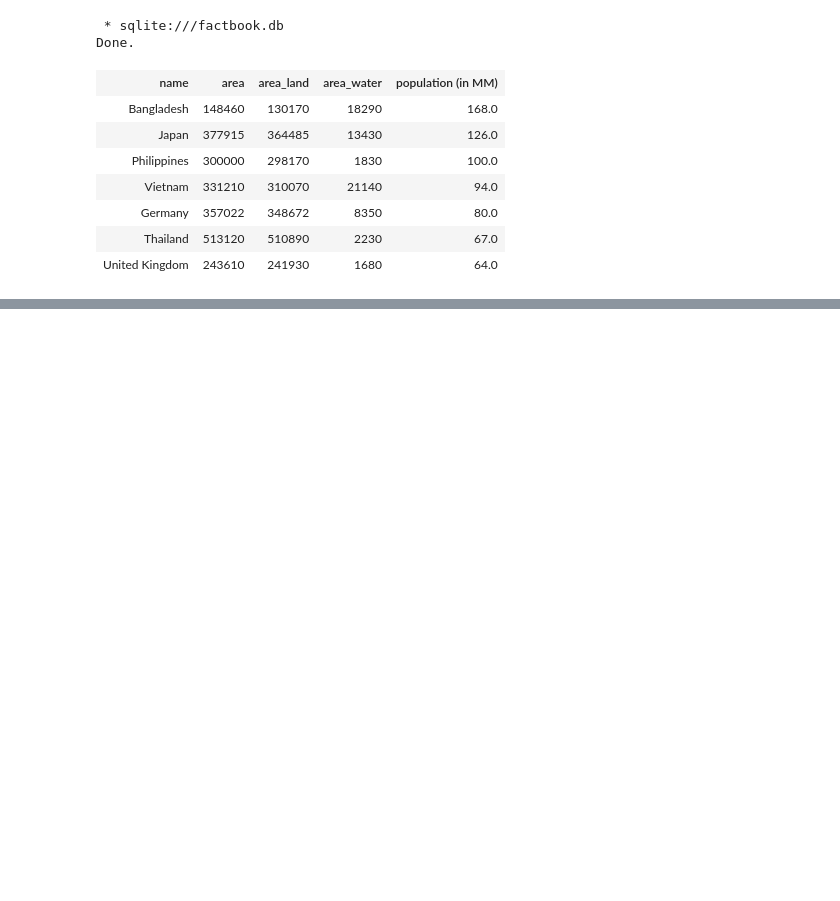
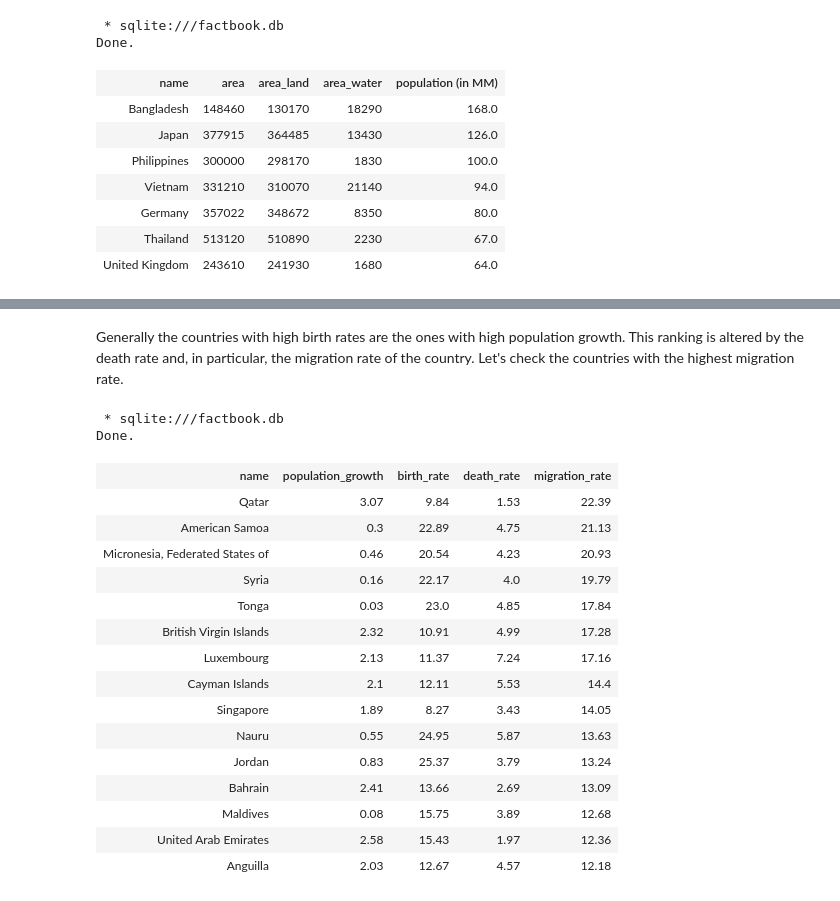
Before and after one commit to Mats44/data_science_projects, a Jupyter notebook: cia_factbook_analysis/cia_factbook_analysis.ipynb, the cells around one changed output, grey strips where cells are left out. Drawn from its saved outputs; the diff is of its cells as text; code cells hidden in the pictures; blank space fills up the shorter version.

```diff
--- a/cia_factbook_analysis/cia_factbook_analysis.ipynb
+++ b/cia_factbook_analysis/cia_factbook_analysis.ipynb
@@ -159,0 +263,29 @@ Due to large populations and small land areas these countries are very populatio
+# %% [markdown]
+Generally the countries with high birth rates are the ones with high population growth. This ranking is altered by the death rate and, in particular, the migration rate of the country.
+Let's check the countries with the highest migration rate.
+# %%
+%%sql
+/* countries with highest migration_rate */
+SELECT name, population_growth, birth_rate, death_rate, migration_rate
+  FROM facts
+ ORDER BY migration_rate DESC, name DESC
+ LIMIT 15
+# %% [output]
+ * sqlite:///factbook.db
+Done.
+| name | population_growth | birth_rate | death_rate | migration_rate |
+| Qatar | 3.07 | 9.84 | 1.53 | 22.39 |
+| American Samoa | 0.3 | 22.89 | 4.75 | 21.13 |
+| Micronesia, Federated States of | 0.46 | 20.54 | 4.23 | 20.93 |
+| Syria | 0.16 | 22.17 | 4.0 | 19.79 |
+| Tonga | 0.03 | 23.0 | 4.85 | 17.84 |
+| British Virgin Islands | 2.32 | 10.91 | 4.99 | 17.28 |
+| Luxembourg | 2.13 | 11.37 | 7.24 | 17.16 |
+| Cayman Islands | 2.1 | 12.11 | 5.53 | 14.4 |
+| Singapore | 1.89 | 8.27 | 3.43 | 14.05 |
+| Nauru | 0.55 | 24.95 | 5.87 | 13.63 |
+| Jordan | 0.83 | 25.37 | 3.79 | 13.24 |
+| Bahrain | 2.41 | 13.66 | 2.69 | 13.09 |
+| Maldives | 0.08 | 15.75 | 3.89 | 12.68 |
+| United Arab Emirates | 2.58 | 15.43 | 1.97 | 12.36 |
+| Anguilla | 2.03 | 12.67 | 4.57 | 12.18 |
```
Also changed, not shown: parts of 11 cells of this notebook.
